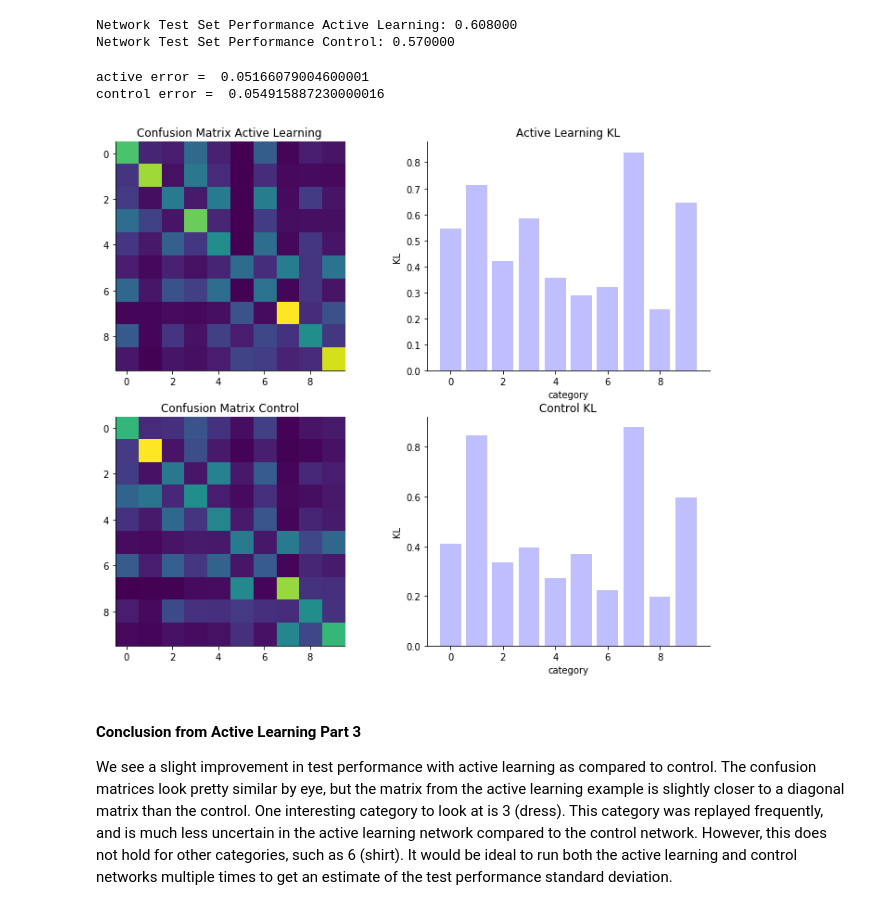
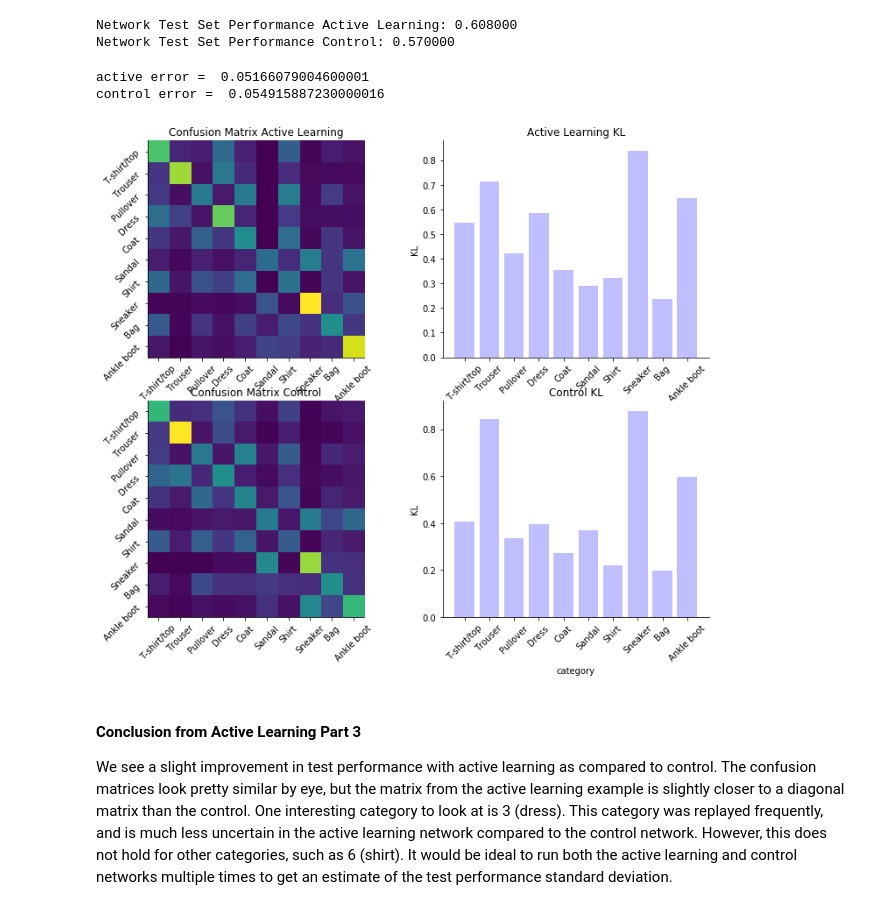
Before and after one commit to chongguo/ADVI-pymc3-Fashion-MNIST, a Jupyter notebook: BBB_tutorial.ipynb, the cells around one changed output. Drawn from its saved outputs; the diff is of its cells as text; code cells hidden in the pictures.

```diff
--- a/BBB_tutorial.ipynb
+++ b/BBB_tutorial.ipynb
@@ -1731,44 +1719,44 @@ Network Test Set Performance Control: 0.570000
 fig, ax = plt.subplots(2, 2, figsize=(12,10))
 
 one_hot, cat_hist, cat_entropy, cat_KL = get_cat_entropy(X_test, y_test, al_results_active['ppc_test'])
 act_diff_identity = np.sum((cat_hist/np.sum(cat_hist) - np.eye(10)/10)**2)
 ax[0,0].imshow(cat_hist)
 ax[0,0].set_title('Confusion Matrix Active Learning')
-ax[0,0].set_yticks(np.arange(n_output)); plt.yticks(rotation=45);
-ax[0,0].set_yticklabels(labels=label_dict.values());
-ax[0,0].set_xticks(np.arange(n_output)); plt.xticks(rotation=45);
-ax[0,0].set_xticklabels(labels=label_dict.values());
+ax[0,0].set_yticks(np.arange(n_output));
+ax[0,0].set_yticklabels(labels=label_dict.values(),rotation=45);
+ax[0,0].set_xticks(np.arange(n_output));
+ax[0,0].set_xticklabels(labels=label_dict.values(),rotation=45);
 ax[0,1].bar(np.arange(10), cat_KL, color='blue', alpha=.25)
 ax[0,1].set_xlabel('category')
 ax[0,1].set_ylabel('KL')
 ax[0,1].set_title('Active Learning KL')
-ax[0,1].set_xticks(np.arange(n_output)); plt.xticks(rotation=45);
-ax[0,1].set_xticklabels(labels=label_dict.values());
+ax[0,1].set_xticks(np.arange(n_output));
+ax[0,1].set_xticklabels(labels=label_dict.values(),rotation=45);
 sns.despine();
 
 one_hot, cat_hist, cat_entropy, cat_KL = get_cat_entropy(X_test, y_test, al_results_control['ppc_test'])
 cont_diff_identity = np.sum((cat_hist/np.sum(cat_hist) - np.eye(10)/10)**2)
 ax[1,0].imshow(cat_hist)
 ax[1,0].set_title('Confusion Matrix Control')
-ax[1,0].set_yticks(np.arange(n_output)); plt.yticks(rotation=45);
-ax[1,0].set_yticklabels(labels=label_dict.values());
-ax[1,0].set_xticks(np.arange(n_output)); plt.xticks(rotation=45);
-ax[1,0].set_xticklabels(labels=label_dict.values());
+ax[1,0].set_yticks(np.arange(n_output));
+ax[1,0].set_yticklabels(labels=label_dict.values(),rotation=45);
+ax[1,0].set_xticks(np.arange(n_output));
+ax[1,0].set_xticklabels(labels=label_dict.values(),rotation=45);
 ax[1,1].bar(np.arange(10), cat_KL, color='blue', alpha=.25)
 ax[1,1].set_xlabel('category')
 ax[1,1].set_ylabel('KL')
 ax[1,1].set_title('Control KL')
 ax[1,1].set_xticks(np.arange(n_output)); plt.xticks(rotation=45);
 ax[1,1].set_xticklabels(labels=label_dict.values());
 
 sns.despine();
 
 print('active error = ', act_diff_identity)
 print('control error = ', cont_diff_identity)
 # %% [output]
 active error =  0.05166079004600001
 control error =  0.054915887230000016
-[figure, old version]
+[figure, new version]
 # %% [markdown]
 #### Conclusion from Active Learning Part 3
 
```
Also changed, not shown: parts of 17 cells of this notebook.
